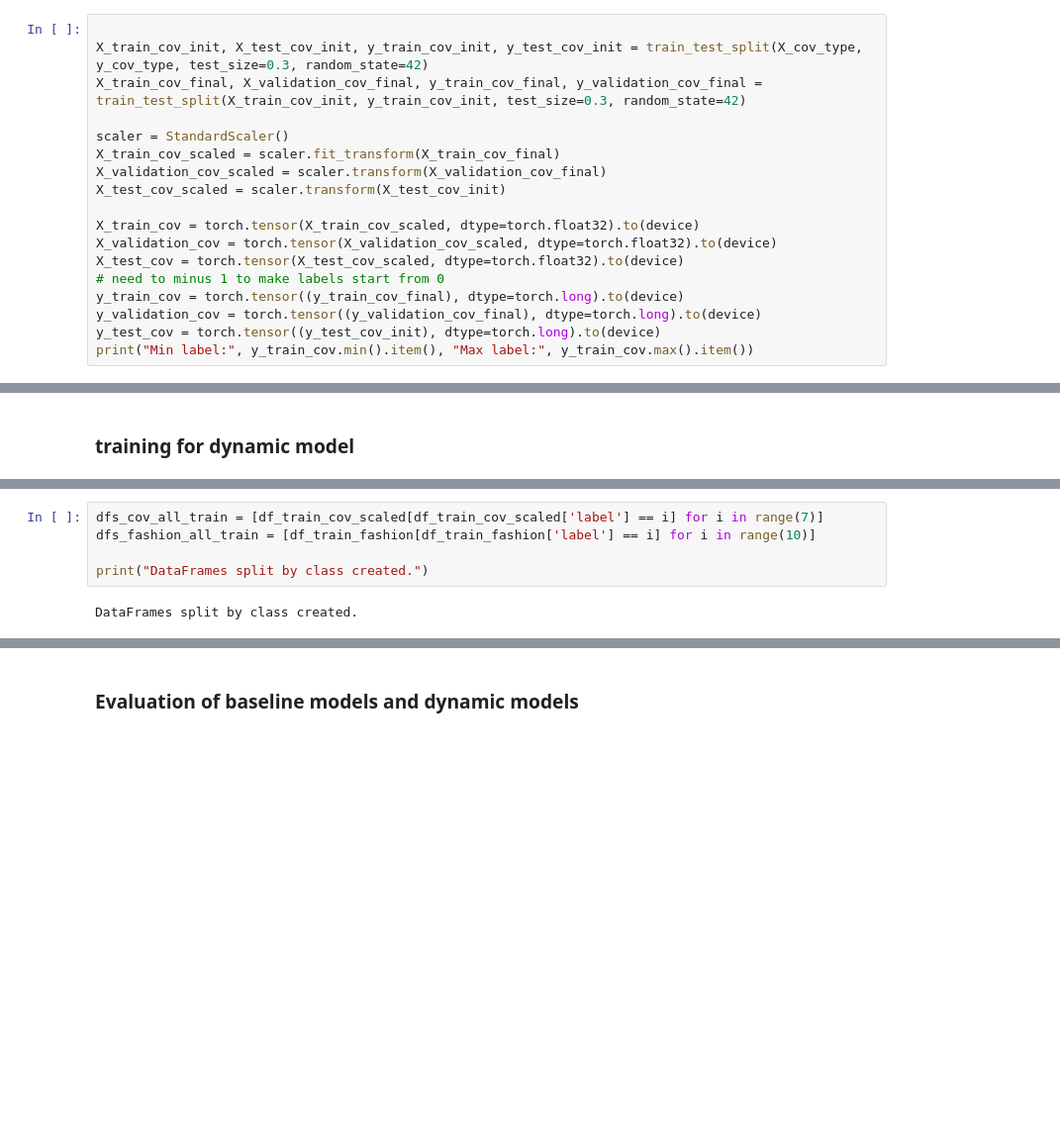
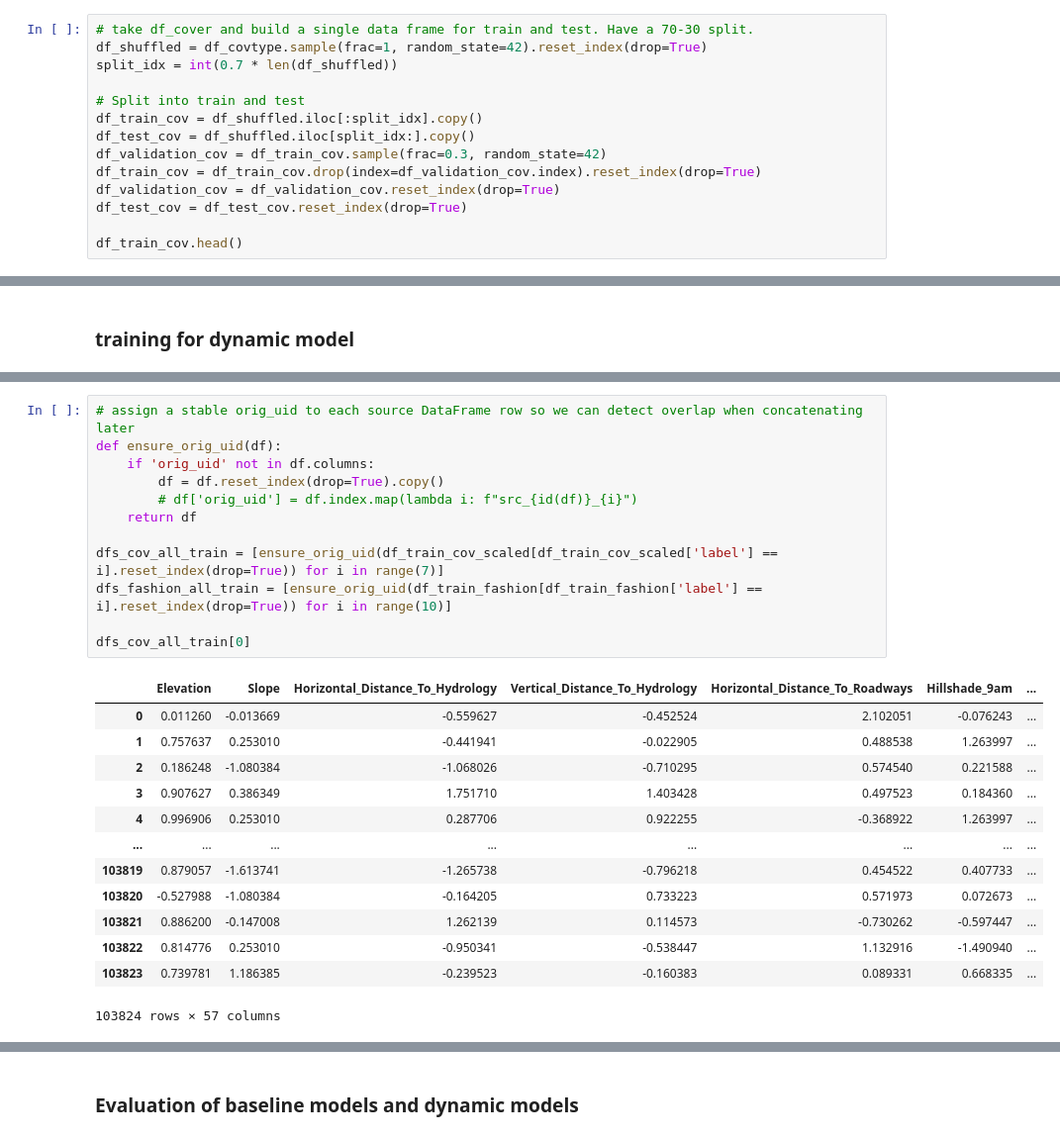
Before and after one commit to grantxxcoder/25849646rw441Assignment3, a Jupyter notebook: src/code.ipynb, the cells around one changed output, grey strips where cells are left out. Shown: that part at 99% size. Saved outputs shown, nothing was run; the diff lists cells and outputs as text; blank space fills up the shorter version.

```diff
--- a/src/code.ipynb
+++ b/src/code.ipynb
@@ -181,21 +172,17 @@ Name: count, dtype: int64
 # %% [markdown]
 ### Covtype dataset
 # %%
+# take df_cover and build a single data frame for train and test. Have a 70-30 split.
+df_shuffled = df_covtype.sample(frac=1, random_state=42).reset_index(drop=True)
+split_idx = int(0.7 * len(df_shuffled))
 
-X_train_cov_init, X_test_cov_init, y_train_cov_init, y_test_cov_init = train_test_split(X_cov_type, y_cov_type, test_size=0.3, random_state=42)
-X_train_cov_final, X_validation_cov_final, y_train_cov_final, y_validation_cov_final = train_test_split(X_train_cov_init, y_train_cov_init, test_size=0.3, random_state=42)
+# Split into train and test
+df_train_cov = df_shuffled.iloc[:split_idx].copy()
+df_test_cov = df_shuffled.iloc[split_idx:].copy()
+df_validation_cov = df_train_cov.sample(frac=0.3, random_state=42)
+df_train_cov = df_train_cov.drop(index=df_validation_cov.index).reset_index(drop=True)
+df_validation_cov = df_validation_cov.reset_index(drop=True)
+df_test_cov = df_test_cov.reset_index(drop=True)
 
-scaler = StandardScaler()
-X_train_cov_scaled = scaler.fit_transform(X_train_cov_final)
-X_validation_cov_scaled = scaler.transform(X_validation_cov_final)
-X_test_cov_scaled = scaler.transform(X_test_cov_init)
-
-X_train_cov = torch.tensor(X_train_cov_scaled, dtype=torch.float32).to(device)
-X_validation_cov = torch.tensor(X_validation_cov_scaled, dtype=torch.float32).to(device)
-X_test_cov = torch.tensor(X_test_cov_scaled, dtype=torch.float32).to(device)
-# need to minus 1 to make labels start from 0
-y_train_cov = torch.tensor((y_train_cov_final), dtype=torch.long).to(device)
-y_validation_cov = torch.tensor((y_validation_cov_final), dtype=torch.long).to(device)
-y_test_cov = torch.tensor((y_test_cov_init), dtype=torch.long).to(device)
-print("Min label:", y_train_cov.min().item(), "Max label:", y_train_cov.max().item())
+df_train_cov.head()
 # %% [output]
@@ -406,7 +356,26 @@ Covtype train shape: (406708, 56), Covtype test shape: (174304, 56)
 # %%
-dfs_cov_all_train = [df_train_cov_scaled[df_train_cov_scaled['label'] == i] for i in range(7)]
-dfs_fashion_all_train = [df_train_fashion[df_train_fashion['label'] == i] for i in range(10)]
+# assign a stable orig_uid to each source DataFrame row so we can detect overlap when concatenating later
+def ensure_orig_uid(df):
+    if 'orig_uid' not in df.columns:
+        df = df.reset_index(drop=True).copy()
+        # df['orig_uid'] = df.index.map(lambda i: f"src_{id(df)}_{i}")
+    return df
 
-print("DataFrames split by class created.")
+dfs_cov_all_train = [ensure_orig_uid(df_train_cov_scaled[df_train_cov_scaled['label'] == i].reset_index(drop=True)) for i in range(7)]
+dfs_fashion_all_train = [ensure_orig_uid(df_train_fashion[df_train_fashion['label'] == i].reset_index(drop=True)) for i in range(10)]
+
+dfs_cov_all_train[0]
 # %% [output]
+|  | Elevation | Slope | Horizontal_Distance_To_Hydrology | Vertical_Distance_To_Hydrology | Horizontal_Distance_To_Roadways | Hillshade_9am | ... |
+| 0 | 0.011260 | -0.013669 | -0.559627 | -0.452524 | 2.102051 | -0.076243 | ... |
+| 1 | 0.757637 | 0.253010 | -0.441941 | -0.022905 | 0.488538 | 1.263997 | ... |
+| 2 | 0.186248 | -1.080384 | -1.068026 | -0.710295 | 0.574540 | 0.221588 | ... |
+| 3 | 0.907627 | 0.386349 | 1.751710 | 1.403428 | 0.497523 | 0.184360 | ... |
+| 4 | 0.996906 | 0.253010 | 0.287706 | 0.922255 | -0.368922 | 1.263997 | ... |
+| ... | ... | ... | ... | ... | ... | ... | ... |
+| 103819 | 0.879057 | -1.613741 | -1.265738 | -0.796218 | 0.454522 | 0.407733 | ... |
+| 103820 | -0.527988 | -1.080384 | -0.164205 | 0.733223 | 0.571973 | 0.072673 | ... |
+| 103821 | 0.886200 | -0.147008 | 1.262139 | 0.114573 | -0.730262 | -0.597447 | ... |
+| 103822 | 0.814776 | 0.253010 | -0.950341 | -0.538447 | 1.132916 | -1.490940 | ... |
+| 103823 | 0.739781 | 1.186385 | -0.239523 | -0.160383 | 0.089331 | 0.668335 | ... |
-DataFrames split by class created.
+103824 rows × 57 columns
```
Also changed, not shown: parts of 29 cells of this notebook, 10 other files.
